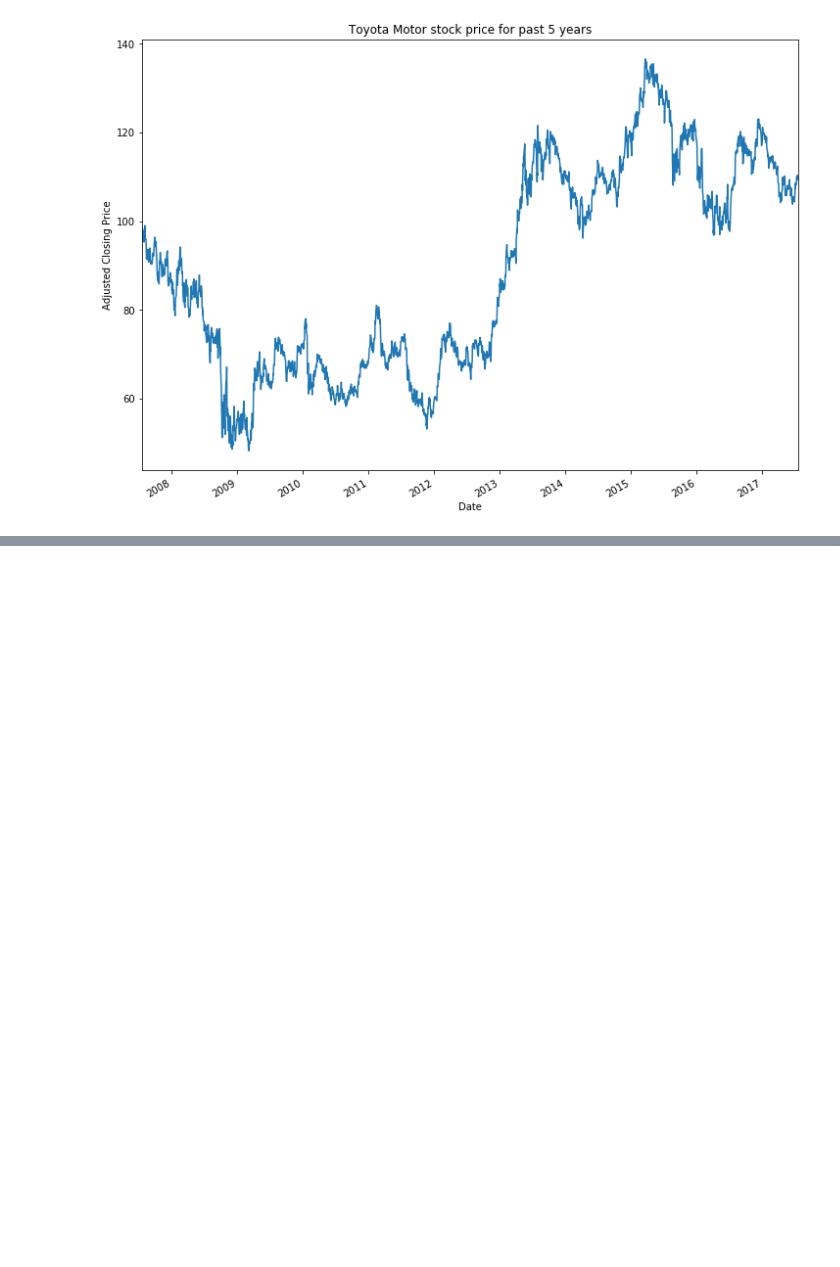
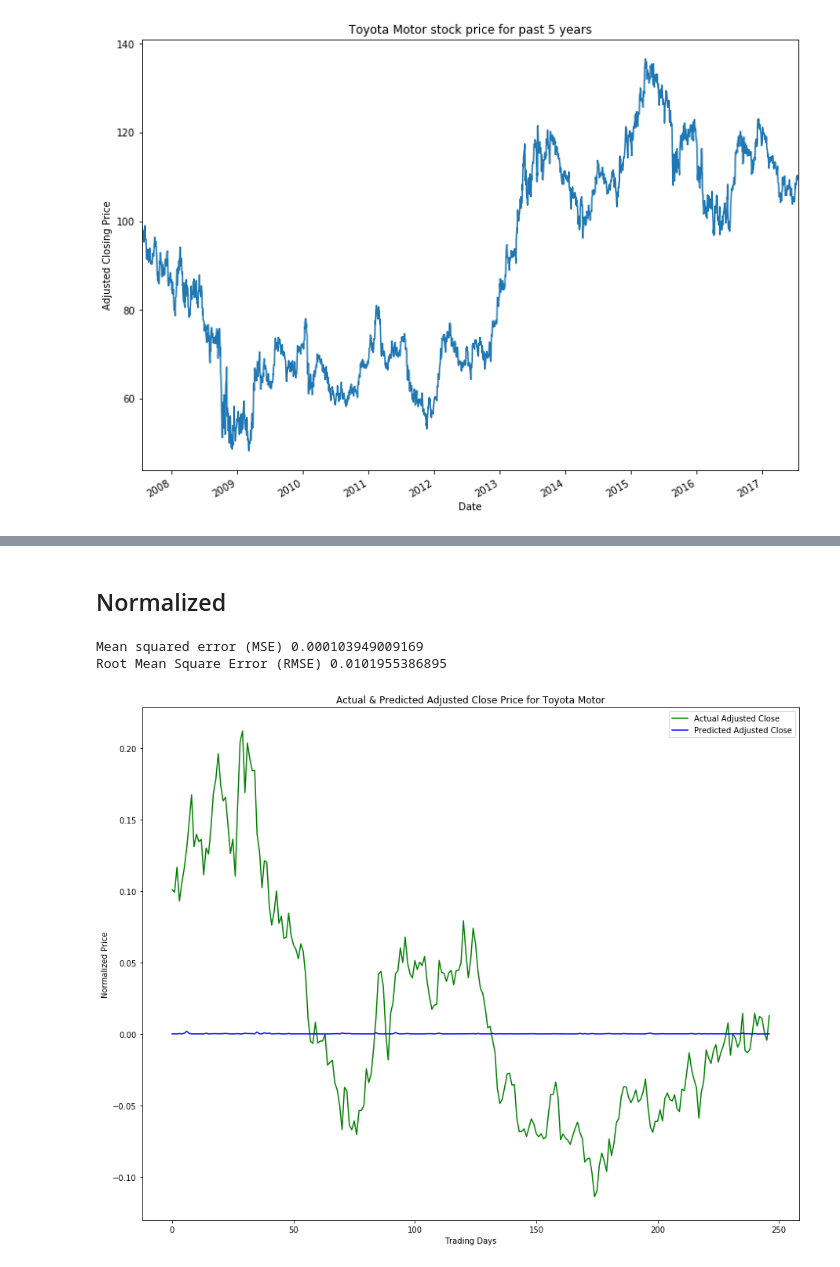
Before and after one commit to yhagio/stock_price_predictor, a Jupyter notebook: stock_price_predictor.ipynb, the cells around one changed output, grey strips where cells are left out. Drawn from its saved outputs; the diff is of its cells as text; code cells hidden in the pictures; blank space fills up the shorter version.

```diff
--- a/stock_price_predictor.ipynb
+++ b/stock_price_predictor.ipynb
@@ -95,0 +179,2 @@ RMSE 15.16
+# %% [markdown]
+## Normalized
@@ -95,0 +230,47 @@ RMSE 15.16
+# %%
+# Get Adjusted Close price and split the data
+adj_closes = load_adj_close()
+X_train_, y_train_, X_test_, y_test_ = load_data(adj_closes, 50, True)
+# %%
+# Linear Regression model V.2 Normalized
+from sklearn import linear_model
+from sklearn.cross_validation import train_test_split
+from math import sqrt
+
+# Convert 3D to 2D for datasets
+# https://stackoverflow.com/questions/34972142/sklearn-logistic-regression-valueerror-found-array-with-dim-3-estimator-expec
+nsamples, nx, ny = X_train_[:2014].shape
+d2_train_dataset = X_train_[:2014].reshape((nsamples,nx*ny))
+
+nsamples, nx, ny = X_test_.shape
+d2_test_dataset = X_test_.reshape((nsamples,nx*ny))
+
+# Linear Regression set up
+regr = linear_model.LinearRegression()
+regr.fit(d2_train_dataset, y_train_[:2014])
+
+print 'Mean squared error (MSE)', np.mean((regr.predict(d2_test_dataset) - y_test_) ** 2)
+print 'Root Mean Square Error (RMSE)', sqrt(np.mean((regr.predict(d2_test_dataset) - y_test_) ** 2))
+
+
+# Set up plot
+fig = plt.figure()
+ax = fig.add_subplot(111)
+
+# Add labels
+plt.ylabel('Normalized Price')
+plt.xlabel('Trading Days')
+
+# Plot actual and predicted close values
+plt.plot(y_test_,'g', label='Actual Adjusted Close')
+plt.plot(((regr.predict(d2_test_dataset) - y_test_) ** 2), 'b', label='Predicted Adjusted Close')
+
+# Set title
+ax.set_title('Actual & Predicted Adjusted Close Price for Toyota Motor')
+ax.legend(loc='upper right')
+
+plt.show()
+# %% [output]
+Mean squared error (MSE) 0.000103949009169
+Root Mean Square Error (RMSE) 0.0101955386895
+[figure, added]
```
Also changed, not shown: parts of 9 cells of this notebook.
